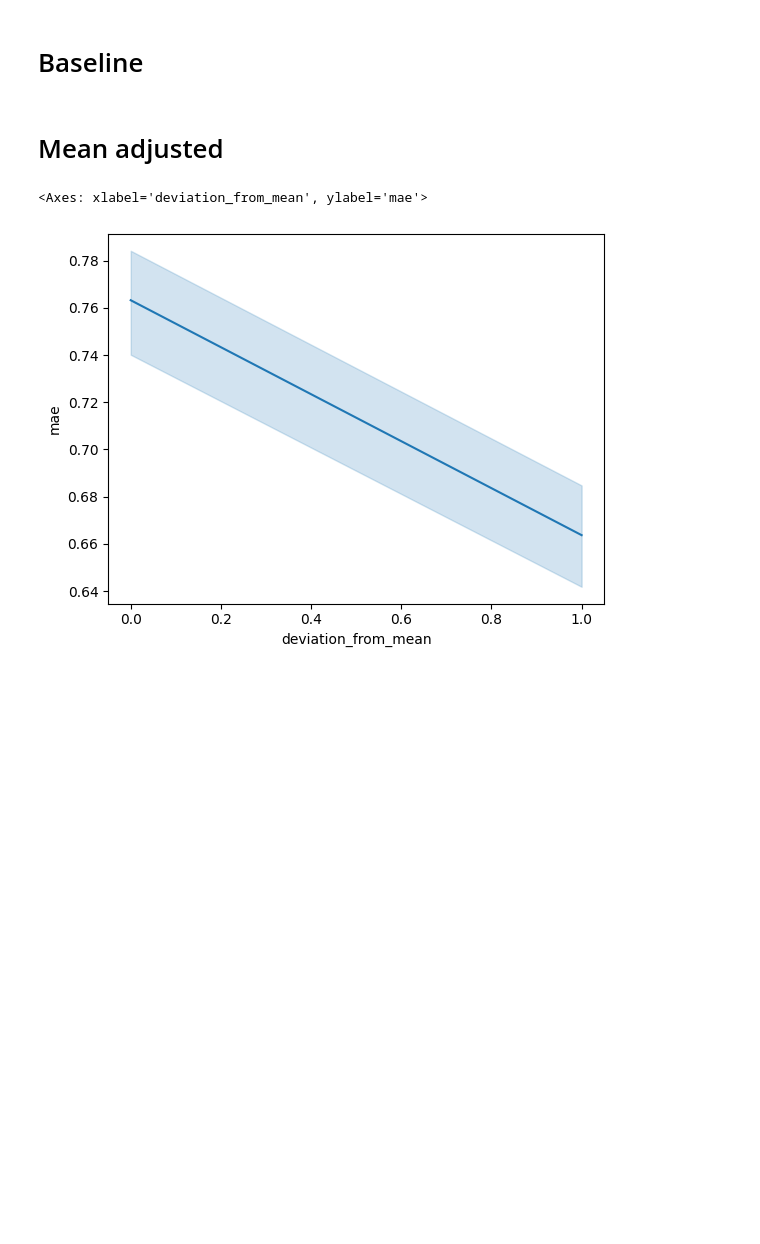
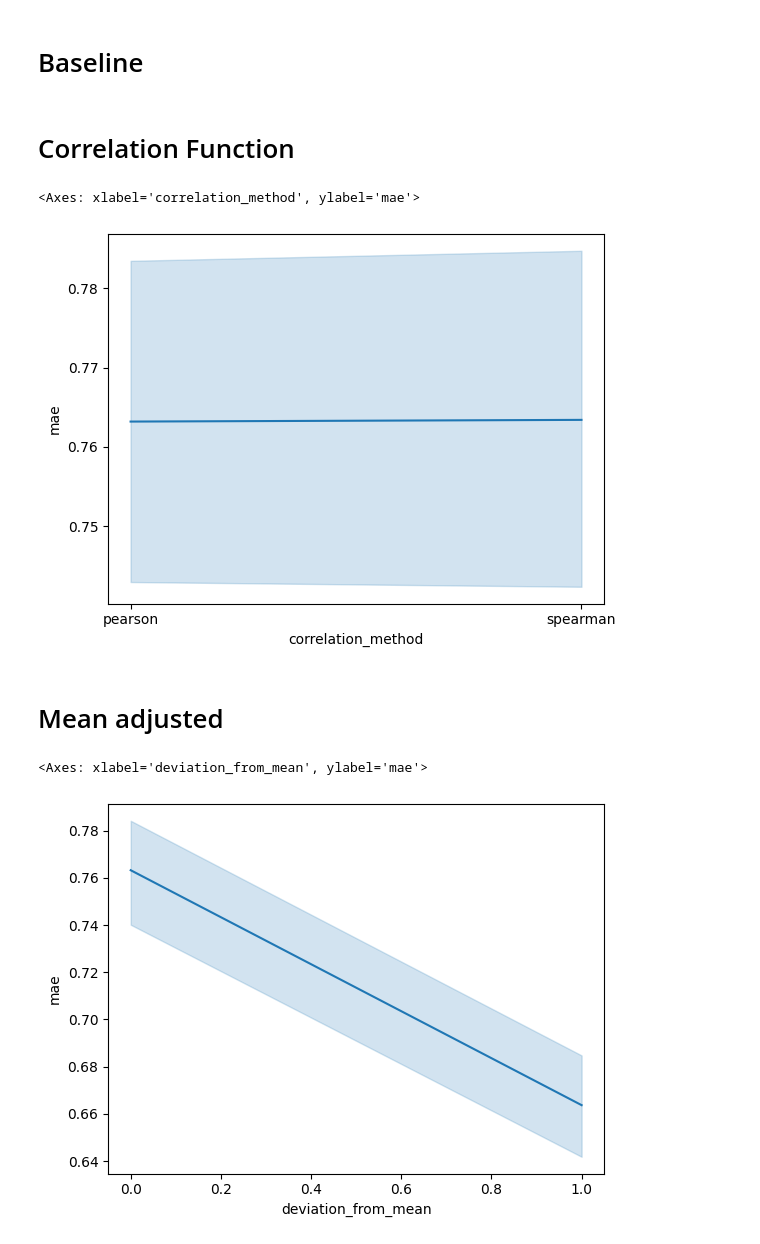
Before and after one commit to fkemeth/book_collaborative_filtering, a Jupyter notebook: evaluate_book_cf.ipynb, the cells around one changed output. Saved outputs shown, nothing was run; the diff lists cells and outputs as text; code cells hidden in the pictures; blank space fills up the shorter version.

Commit message:
Added test for correlation function

```diff
--- a/evaluate_book_cf.ipynb
+++ b/evaluate_book_cf.ipynb
@@ -28,3 +28,5 @@ metrics = pd.DataFrame(evaluator.metrics)
 metrics = metrics.join(pd.DataFrame(params, index=[0]), how='cross')
 metrics.head()
 metrics.to_csv("results/book_cf_results_baseline.csv")
+# %% [markdown]
+# Correlation Function
@@ -31,3 +51,11 @@ metrics.to_csv("results/book_cf_results_baseline.csv")
+# %%
+metrics_baseline = pd.read_csv("results/book_cf_results_baseline.csv")
+metrics_spearman = pd.read_csv("results/book_cf_results_spearman.csv")
+
+sns.lineplot(data=pd.concat([metrics_baseline, metrics_spearman], axis=0) , x="correlation_method", y="mae")
+# %% [output]
+<Axes: xlabel='correlation_method', ylabel='mae'>
+[figure, added]
 # %% [markdown]
 # Mean adjusted
 # %%
```
Also changed, not shown: parts of 1 cell of this notebook.
